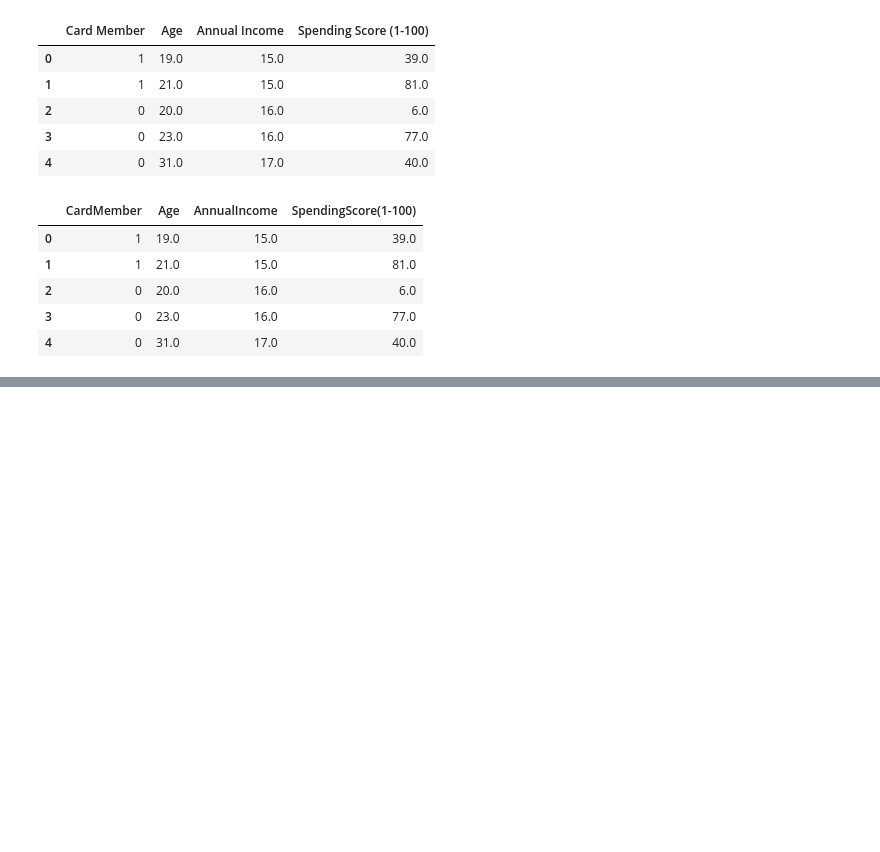
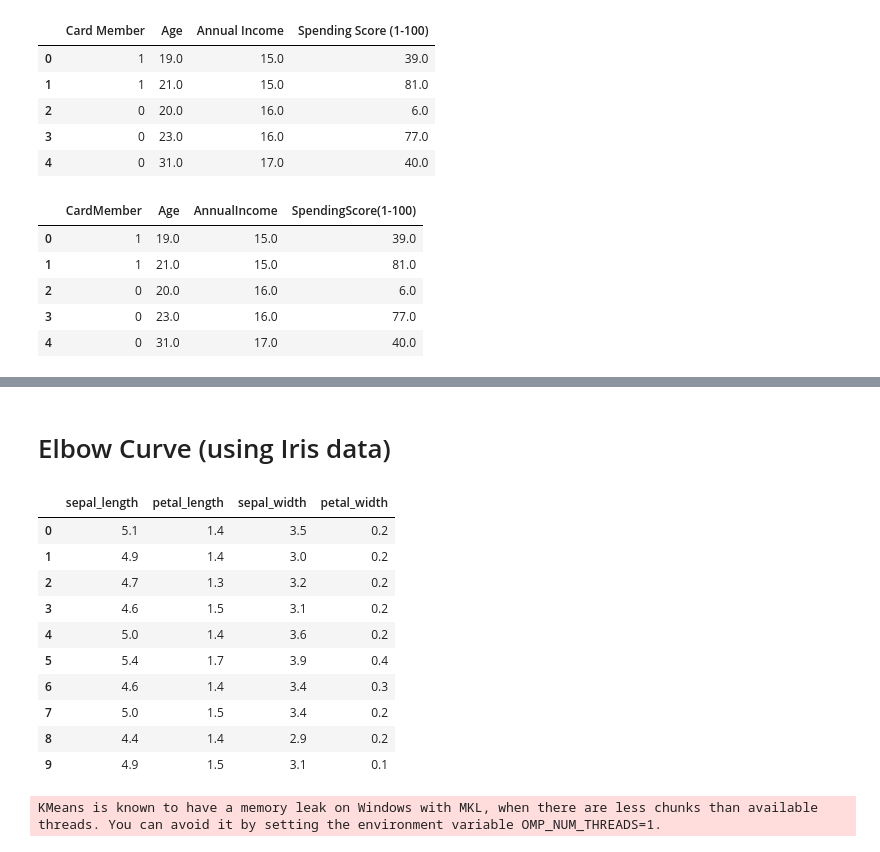
Before and after one commit to kjkubik/Cryptocurrencies, a Jupyter notebook: Untitled.ipynb, the cells around one changed output, grey strips where cells are left out. Saved outputs shown, nothing was run; the diff lists cells and outputs as text; code cells hidden in the pictures; blank space fills up the shorter version.

```diff
--- a/Untitled.ipynb
+++ b/Untitled.ipynb
@@ -138,0 +350,20 @@ df_shopping.to_csv(file_path, index=False)
+# %% [markdown]
+# Elbow Curve (using Iris data)
+# %%
+# Loading data
+file_path = "Resources/new_iris_data.csv"
+df_iris = pd.read_csv(file_path)
+
+df_iris.head(10)
+# %% [output]
+|  | sepal_length | petal_length | sepal_width | petal_width |
+| 0 | 5.1 | 1.4 | 3.5 | 0.2 |
+| 1 | 4.9 | 1.4 | 3.0 | 0.2 |
+| 2 | 4.7 | 1.3 | 3.2 | 0.2 |
+| 3 | 4.6 | 1.5 | 3.1 | 0.2 |
+| 4 | 5.0 | 1.4 | 3.6 | 0.2 |
+| 5 | 5.4 | 1.7 | 3.9 | 0.4 |
+| 6 | 4.6 | 1.4 | 3.4 | 0.3 |
+| 7 | 5.0 | 1.5 | 3.4 | 0.2 |
+| 8 | 4.4 | 1.4 | 2.9 | 0.2 |
+| 9 | 4.9 | 1.5 | 3.1 | 0.1 |
@@ -138,0 +374,8 @@ df_shopping.to_csv(file_path, index=False)
+# %%
+# Looking for the best K
+for i in k:
+    km = KMeans(n_clusters=i, random_state=0)
+    km.fit(df_iris)
+    inertia.append(km.inertia_)
+# %% [output]
+KMeans is known to have a memory leak on Windows with MKL, when there are less chunks than available threads. You can avoid it by setting the environment variable OMP_NUM_THREADS=1.
```
Also changed, not shown: parts of 39 cells of this notebook.
